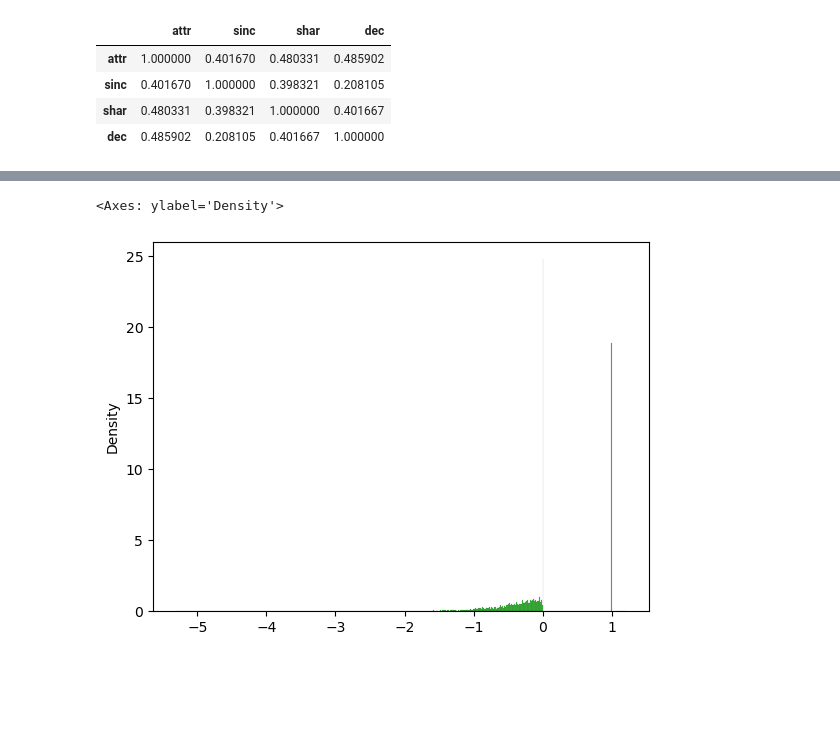
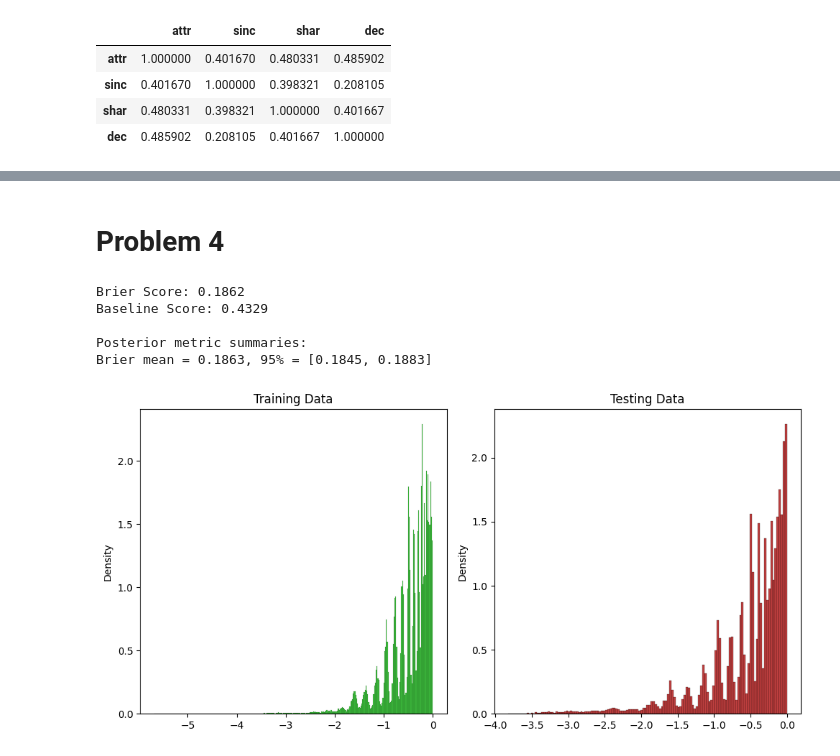
Before and after one commit to amahammad132/COGS4210, a Jupyter notebook: HW4/problem3.ipynb, the cells around one changed output, grey strips where cells are left out. Drawn from its saved outputs; the diff is of its cells as text; code cells hidden in the pictures; blank space fills up the shorter version.

Commit message:
Update HW4 to include completed problem 3 and 4

```diff
--- a/HW4/problem3.ipynb
+++ b/HW4/problem3.ipynb
@@ -121,7 +145,0 @@ results.head()
-# %%
-# Marginal check
-# sns.histplot(data.shar, color='maroon', stat='density')
-sns.histplot(results.iloc[:20, 10:].values.flatten(), stat='density', color='#00AA00')
-# %% [output]
-<Axes: ylabel='Density'>
-[figure, removed]
@@ -137,0 +146,62 @@ idata = az.from_cmdstanpy(
+# %% [markdown]
+# Problem 4
+# %%
+def match_cols_with_name(name: str, first_n_rows: int | None = None):
+    cols = [c for c in results.columns if c.startswith(f"{name}[") or c == name]
+    if len(cols) == 0:
+        raise ValueError('Invalid selection')
+    df = results[cols]
+    if first_n_rows is not None:
+        df = df.iloc[:first_n_rows]
+    return df
+# %%
+p_ex_draws = match_cols_with_name('p_ex').to_numpy()
+
+y_ex = np.asarray(split_data_dict["y_ex"], dtype=int)
+p_ex_mean = p_ex_draws.mean(axis=0)
+brier_score = np.mean((p_ex_mean - y_ex) ** 2)
+
+# 0.5 threshold
+y_pred = (p_ex_mean >= 0.5).astype(int)
+accuracy = np.mean(y_pred == y_ex)
+
+# baseline
+baseline_class = int(np.bincount(split_data_dict["y"]).argmax())
+baseline_pred = np.full_like(y_ex, baseline_class)
+baseline_brier = np.mean((baseline_pred - y_ex) ** 2)
+
+# posterior
+brier_draws = np.mean((p_ex_draws - y_ex[np.newaxis, :]) ** 2, axis=1)
+
+print(f"Brier Score: {brier_score:.4f}")
+print(f"Baseline Score: {baseline_brier:.4f}")
+
+print('\nPosterior metric summaries:')
+print(f"Brier mean = {brier_draws.mean():.4f}, 95% = [{np.quantile(brier_draws, 0.025):.4f}, {np.quantile(brier_draws, 0.975):.4f}]")
+# %% [output]
+Brier Score: 0.1862
+Baseline Score: 0.4329
+
+Posterior metric summaries:
+Brier mean = 0.1863, 95% = [0.1845, 0.1883]
+# %%
+# Marginal check
+# sns.histplot(data.shar, color='maroon', stat='density')
+# offset the columns when indexing to get alpha, beta1, beta2, beta3, and preds[1...7267]
+
+# Create a figure with 1 row and 2 columns
+fig, axes = plt.subplots(1, 2, figsize=(10, 5))
+
+# Plot on the first subplot
+sns.histplot(match_cols_with_name('preds', first_n_rows=50).values.flatten(), stat='density', color='#00AA00', ax=axes[0])
+
+axes[0].set_title("Training Data")
+
+# Plot on the second subplot
+sns.histplot(match_cols_with_name('preds_ex', first_n_rows=50).values.flatten(), stat='density', color='#AA0000', ax=axes[1])
+axes[1].set_title("Testing Data")
+
+plt.tight_layout()
+plt.show()
+# %% [output]
+[figure, added]
```
Also changed, not shown: parts of 20 cells of this notebook, 4 other files.
